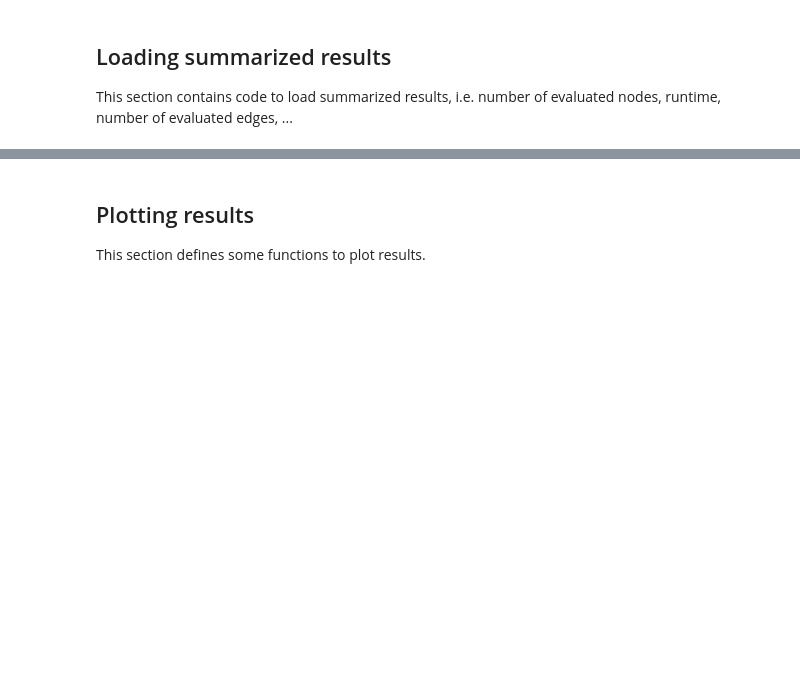
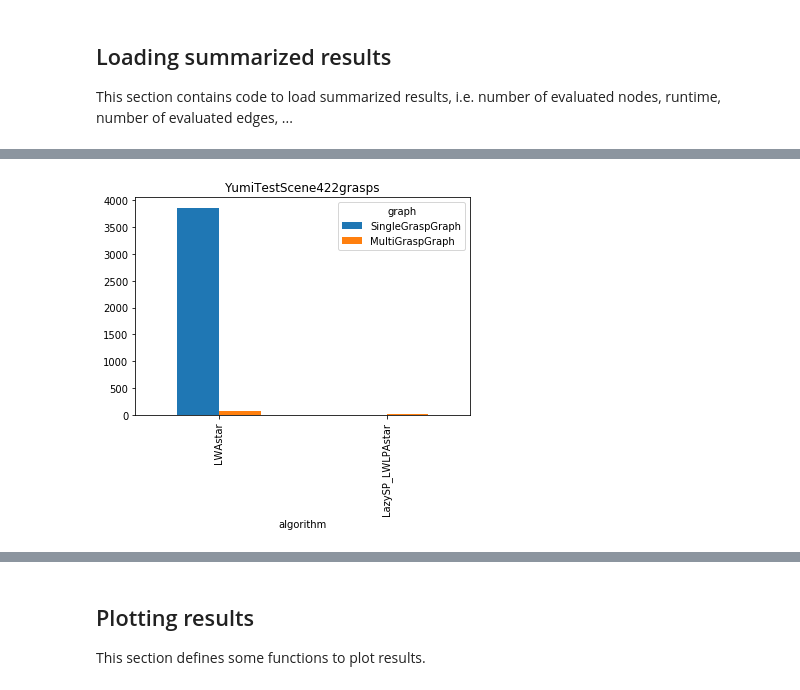
Before and after one commit to malwaru/hfts_grasp_planner, a Jupyter notebook: scripts/notebooks/mg_planner_evaluation.ipynb, the cells around one changed output, grey strips where cells are left out. Drawn from its saved outputs; the diff is of its cells as text; code cells hidden in the pictures; blank space fills up the shorter version.

Commit message:
Simple box plotting

```diff
--- a/scripts/notebooks/mg_planner_evaluation.ipynb
+++ b/scripts/notebooks/mg_planner_evaluation.ipynb
@@ -118,3 +131,8 @@ def load_results(results_base_folder):
     for fname in os.listdir(results_base_folder):
         series.append(load_test_case_result(results_base_folder + '/' + fname))
     return pd.DataFrame(series)
+# %%
+data = load_results('/home/joshua/projects/placement_catkin/experiment_results')
+data.sort_values(['scene', 'algorithm'])
+# pr = pd.read_csv('/tmp/test/LazySP_LWLPAstar__LazyWeightedMultiGraspGraph__Bugtrap2DScene__4/results')
+# pr['cost'].iloc[0]
@@ -121,2 +157,20 @@ def load_results(results_base_folder):
+# %%
+def plot_runtimes(data, scene, algorithms):
+    plot_data = data[(data['scene'] == scene) & (data['algorithm'].isin(algorithms))]
+    plot_data = plot_data.pivot(index='algorithm', columns='graph', values='runtime')
+    plot_data = plot_data.fillna(0)
+    plot_data['MultiGraspGraph'] = (plot_data['MultiGraspGraph'] + plot_data['LazyWeightedMultiGraspGraph']).astype("float")
+    return plot_data[['SingleGraspGraph', 'MultiGraspGraph']].plot(kind='bar', title=scene)
+# pd.DataFrame(bugtrap_data[bugtrap_data['graph'] == 'SingleGraspGraph']['runtime'], columns=bugtrap_data[bugtrap_data['graph'] == 'SingleGraspGraph']['algorithm'])
+# plot = plot_runtimes(data, 'Bugtrap2DScene', ['Astar', 'LWAstar', 'LazySP_LWLPAstar'])
+# plot = plot_runtimes(data, 'Standard2DScene', ['Astar', 'LWAstar', 'LazySP_LWLPAstar'])
+# plot = plot_runtimes(data, 'YumiTestScene6grasps', ['LWAstar', 'LazySP_LWLPAstar'])
+# plot = plot_runtimes(data, 'YumiTestScene20grasps', ['LWAstar', 'LazySP_LWLPAstar'])
+# plot = plot_runtimes(data, 'YumiTestScene158grasps', ['LWAstar', 'LazySP_LWLPAstar'])
+plot = plot_runtimes(data, 'YumiTestScene422grasps', ['LWAstar', 'LazySP_LWLPAstar'])
+fig = plot.get_figure()
+fig.savefig('/tmp/test.png', bbox_inches='tight')
+# %% [output]
+[figure, added]
 # %%
 # read all results in a folder
```
Also changed, not shown: parts of 6 cells of this notebook.
